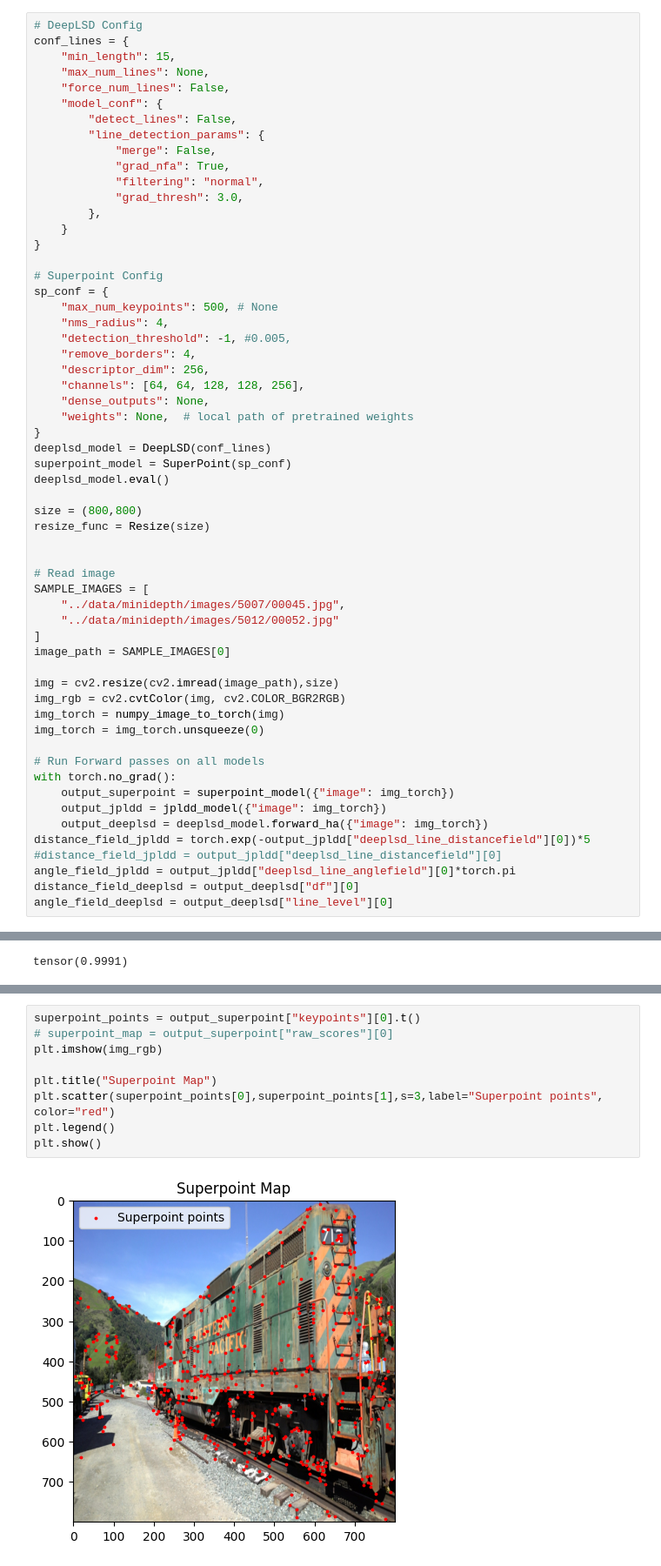
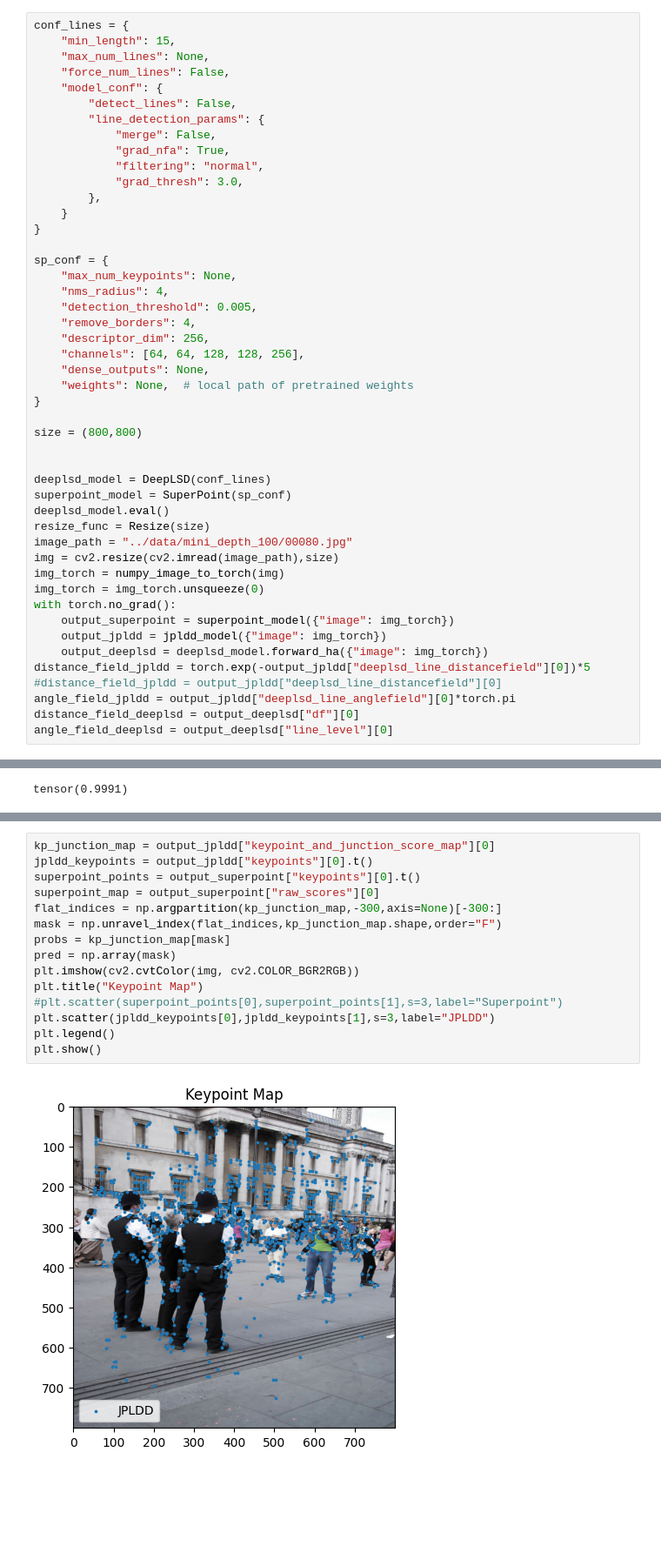
Before and after one commit to RaphaelKreft/glue-factory, a Jupyter notebook: notebooks/training_visualization.ipynb, the cells around one changed output, grey strips where cells are left out. Shown at 87% size. Cells and saved outputs as stored; diff of their text form; blank space fills up the shorter version.

```diff
--- a/notebooks/training_visualization.ipynb
+++ b/notebooks/training_visualization.ipynb
@@ -49,6 +46,5 @@ jpldd_model = JointPointLineDetectorDescriptor(model_conf)
 Load pretrained weights for aliked parts...
 # %%
-# DeepLSD Config
 conf_lines = {
     "min_length": 15,
     "max_num_lines": None,
@@ -64,38 +60,28 @@ conf_lines = {
     }
 }
 
-# Superpoint Config
 sp_conf = {
-    "max_num_keypoints": 500, # None
+    "max_num_keypoints": None,
     "nms_radius": 4,
-    "detection_threshold": -1, #0.005,
+    "detection_threshold": 0.005,
     "remove_borders": 4,
     "descriptor_dim": 256,
     "channels": [64, 64, 128, 128, 256],
     "dense_outputs": None,
     "weights": None,  # local path of pretrained weights
 }
+
+size = (800,800)
+
+
 deeplsd_model = DeepLSD(conf_lines)
 superpoint_model = SuperPoint(sp_conf)
 deeplsd_model.eval()
-
-size = (800,800)
 resize_func = Resize(size)
-
-
-# Read image
-SAMPLE_IMAGES = [
-    "../data/minidepth/images/5007/00045.jpg",
-    "../data/minidepth/images/5012/00052.jpg"
-]
-image_path = SAMPLE_IMAGES[0]
-
+image_path = "../data/mini_depth_100/00080.jpg"
 img = cv2.resize(cv2.imread(image_path),size)
-img_rgb = cv2.cvtColor(img, cv2.COLOR_BGR2RGB)
 img_torch = numpy_image_to_torch(img)
 img_torch = img_torch.unsqueeze(0)
-
-# Run Forward passes on all models
 with torch.no_grad():
     output_superpoint = superpoint_model({"image": img_torch})
     output_jpldd = jpldd_model({"image": img_torch})
@@ -163,11 +151,17 @@ plt.axis('off')
 # %%
+kp_junction_map = output_jpldd["keypoint_and_junction_score_map"][0]
+jpldd_keypoints = output_jpldd["keypoints"][0].t()
 superpoint_points = output_superpoint["keypoints"][0].t()
-# superpoint_map = output_superpoint["raw_scores"][0]
-plt.imshow(img_rgb)
-
-plt.title("Superpoint Map")
-plt.scatter(superpoint_points[0],superpoint_points[1],s=3,label="Superpoint points", color="red")
+superpoint_map = output_superpoint["raw_scores"][0]
+flat_indices = np.argpartition(kp_junction_map,-300,axis=None)[-300:]
+mask = np.unravel_index(flat_indices,kp_junction_map.shape,order="F")
+probs = kp_junction_map[mask]
+pred = np.array(mask)
+plt.imshow(cv2.cvtColor(img, cv2.COLOR_BGR2RGB))
+plt.title("Keypoint Map")
+#plt.scatter(superpoint_points[0],superpoint_points[1],s=3,label="Superpoint")
+plt.scatter(jpldd_keypoints[0],jpldd_keypoints[1],s=3,label="JPLDD")
 plt.legend()
 plt.show()
 # %% [output]
-[figure, old version]
+[figure, new version]
```
Also changed, not shown: parts of 13 cells of this notebook.
